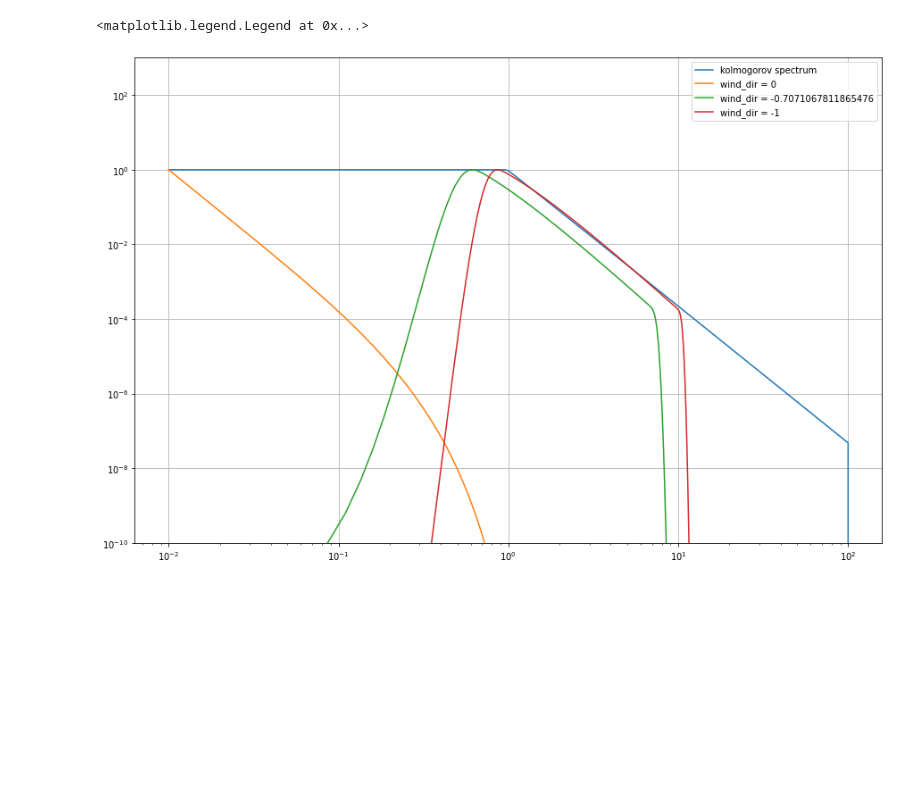
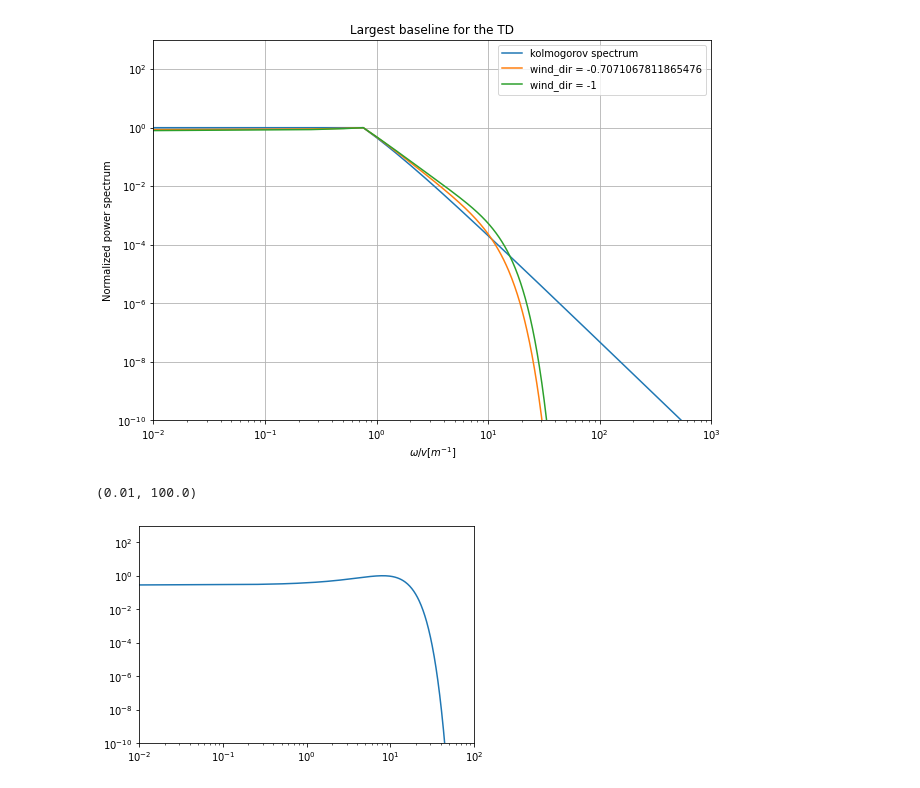
Before and after one commit to cmbgroundbased/cal, a Jupyter notebook: cookbook/Qubic_beam_filter.ipynb, the cells around one changed output. Drawn from its saved outputs; the diff is of its cells as text; code cells hidden in the pictures; blank space fills up the shorter version.

Commit message:
Update beam filter for qubic

```diff
--- a/cookbook/Qubic_beam_filter.ipynb
+++ b/cookbook/Qubic_beam_filter.ipynb
@@ -25,25 +25,25 @@ def integ(z, x, lam, D, C, v, c_0, z_0, t_g, w_0, cos_th):
     return C * (CorrCoef(z, c_0, z_0)**2) *  (TP(z, t_g, z_0)**2) * interf_beam(z, x, lam, D, v, w_0, cos_th)
 
 # Frequency range
-x = np.linspace(0.01,100, 4000, dtype=float)
+x = np.linspace(0.01,1000, 4000, dtype=float)
 
 # Wavelenght
-lam = 0.002
+lam = 0.02
 
 # w_0 is linked to the FWHM 8.54deg, is it correct?
-w_0 = (np.sqrt(2*np.log(2))/np.pi) * lam / np.deg2rad(8.54)
+w_0 = (np.sqrt(2*np.log(2))/np.pi) * lam / np.deg2rad(8)
 
 # Water wapor normalization coefficient
 c_0 = 1
 
 # Atmospheric upper limit (no tropopause)
-z_0 = 10000
+z_0 = 1
 
 # Ground temperature
-t_g = 298
+t_g = 290
 
 # Baseline
-D = 1
+D = 0.013
 
 # Atmospheric correlation leght
 L = 1
@@ -64,39 +64,50 @@ for i in x:
         k = k+1
         p = p+1
     else:
         PS_1[k-1] = (i/v)**(-11/3)
         k=k+1
 
-PS_1[p::] /= PS_1[p-1]
+PS_1[p-1::] /= PS_1[p-1]
 
 
 
-plt.figure(figsize=(15,10))
+plt.figure(figsize=(10,7))
 
 
 plt.plot(x, PS_1, label="kolmogorov spectrum")
+plt.ylabel("Normalized power spectrum")
+plt.xlabel("$\omega / v [m^{-1}]$")
+plt.title("Largest baseline for the TD")
 
 # The integral performed from 300m to 4000m in order to ensure the approximation L_0 << w(Z)
 # Church 1995 eq 21
-for cos_th in [0, -np.cos(np.deg2rad(45)), -1]:
+for cos_th in [-np.cos(np.deg2rad(45)), -1]:
     integrals = np.array([])
 
     for i in x:
-        I = quad(integ, 300, 4000, args=(i, lam, D, C, v, c_0, z_0, t_g, w_0, cos_th))[0]
+        I = quad(integ, 0.4, 1, args=(i, lam, D, C, v, c_0, z_0, t_g, w_0, cos_th))[0]
         integrals = np.append(integrals, I)
 
     beam_fil = (integrals / np.amax(integrals))
 
-    spectr_case1 = (x/v)**(-11/3)
-    PS_1 = spectr_case1/np.amax(spectr_case1)
+    # spectr_case1 = (x/v)**(-11/3)
+    # PS_1 = spectr_case1/np.amax(spectr_case1)
 
     Tot_spec = beam_fil*PS_1
 
     # Integral evaluater for different wind direction
     plt.loglog(x, Tot_spec/np.amax(Tot_spec), label="wind_dir = {}".format(cos_th))
     plt.ylim(1e-10, 1e3)
-    plt.grid()
+    plt.xlim(1e-2, 1e3)
+plt.grid()
 plt.legend()
+plt.savefig("large.png")
 # %% [output]
-<matplotlib.legend.Legend at 0x...>
-[figure, old version]
+[figure, new version]
+# %%
+plt.loglog(x, beam_fil)
+plt.ylim(1e-10, 1e3)
+plt.xlim(1e-2, 1e2)
+# %% [output]
+(0.01, 100.0)
+[figure, added]
```
